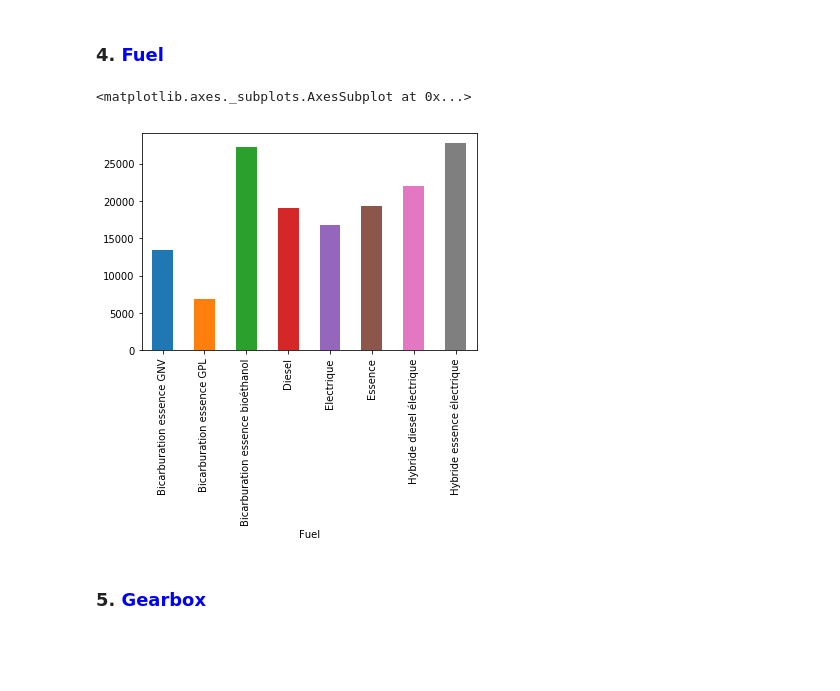
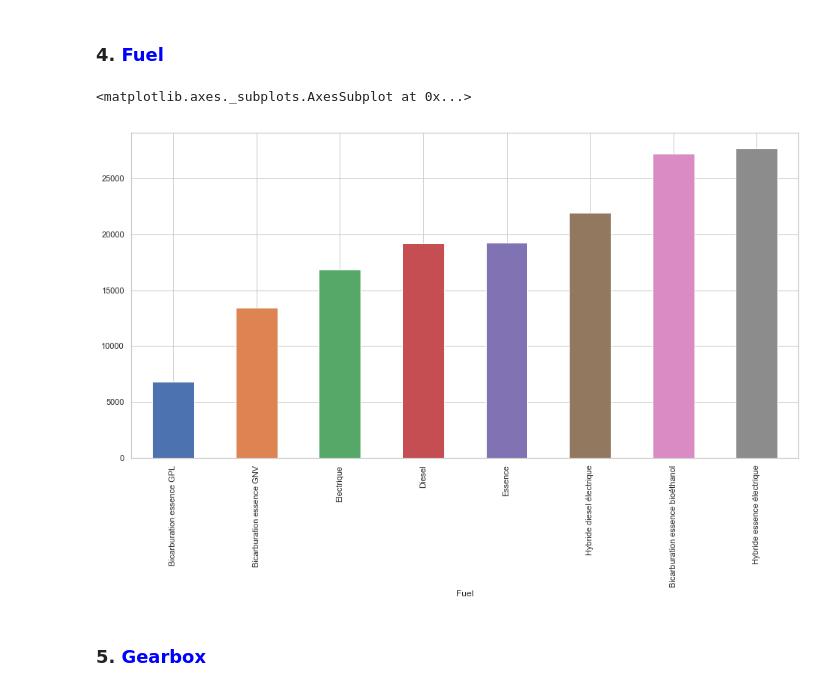
Before and after one commit to nguyenkhacbaoanh/used_car_price_estimation, a Jupyter notebook: notebook/Data Car Preprocessing.ipynb, the cells around one changed output. Cells and saved outputs as stored; diff of their text form; code cells hidden in the pictures; blank space fills up the shorter version.

```diff
--- a/notebook/Data Car Preprocessing.ipynb
+++ b/notebook/Data Car Preprocessing.ipynb
@@ -287,11 +336,11 @@ len(data_car_preprocessed_non_duplicate[data_car_preprocessed_non_duplicate.Pric
 # %%
-bins_price = np.linspace(min(data_car_preprocessed_non_duplicate.Price), \
+bins_price = np.linspace(min(data_car_preprocessed.Price), \
                          200000, \
                          4)
 print(bins_price)
 bins_price = list(bins_price)
 # add a super high price
-bins_price.append(max(data_car_preprocessed_non_duplicate.Price))
+bins_price.append(max(data_car_preprocessed.Price))
 
 bins_price
 # %% [output]
@@ -300,7 +349,7 @@ bins_price
 # %%
 group_names = ["Low", "Medium", "High", "Super High"]
 
-data_car_preprocessed_non_duplicate["price_binned"] = pd.cut(data_car_preprocessed_non_duplicate.Price, \
+data_car_preprocessed["price_binned"] = pd.cut(data_car_preprocessed.Price, \
                                                             bins_price, \
                                                             labels=group_names, \
                                                             include_lowest=True)
@@ -320,4 +370,4 @@ sns.distplot(data_car_preprocessed_non_duplicate[data_car_preprocessed_non_dupli
 # %%
 # expensive used car
-data_car_preprocessed_non_duplicate["log_price"] = np.log(data_car_preprocessed_non_duplicate.Price)
+data_car_preprocessed["log_price"] = np.log(data_car_preprocessed.Price)
 # %%
@@ -328,0 +380,4 @@ sns.distplot(data_car_preprocessed_non_duplicate.log_price, bins=500, norm_hist=
+# %%
+plt.rcParams['figure.figsize'] = (16, 8)
+prices = pd.DataFrame({"1. Before":data_car_preprocessed["Price"], "2. After":data_car_preprocessed["log_price"]})
+prices.hist(bins=50)
@@ -485,10 +618,10 @@ sns.lineplot(x ='Mileage', y ='log_price', data = data_car_preprocessed_non_dupl
 # %% [markdown]
 ### 4. <font color='blue'> Fuel </font>
 # %%
-data_car_preprocessed_non_duplicate.groupby(by="Fuel")["Price"].agg(np.mean).plot(kind='bar')
+data_car_preprocessed.groupby(by="Fuel")["Price"].agg(np.mean).sort_values().plot(kind='bar', figsize=(16,8))
 # %% [output]
 <matplotlib.axes._subplots.AxesSubplot at 0x...>
-[figure, old version]
+[figure, new version]
 # %% [markdown]
 ### 5. <font color='blue'> Gearbox </font>
 # %%
```
Also changed, not shown: parts of 56 cells of this notebook, 4 other files.
